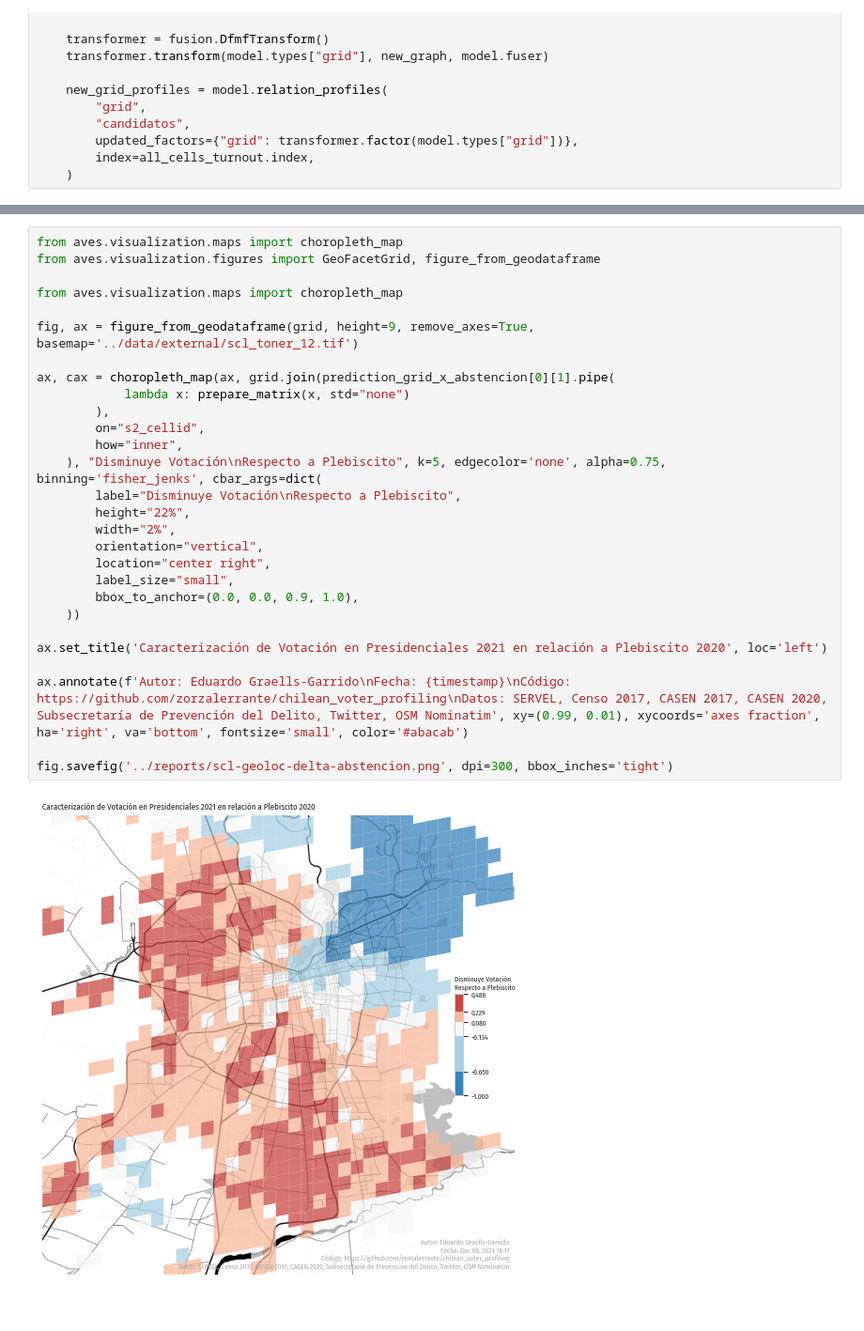
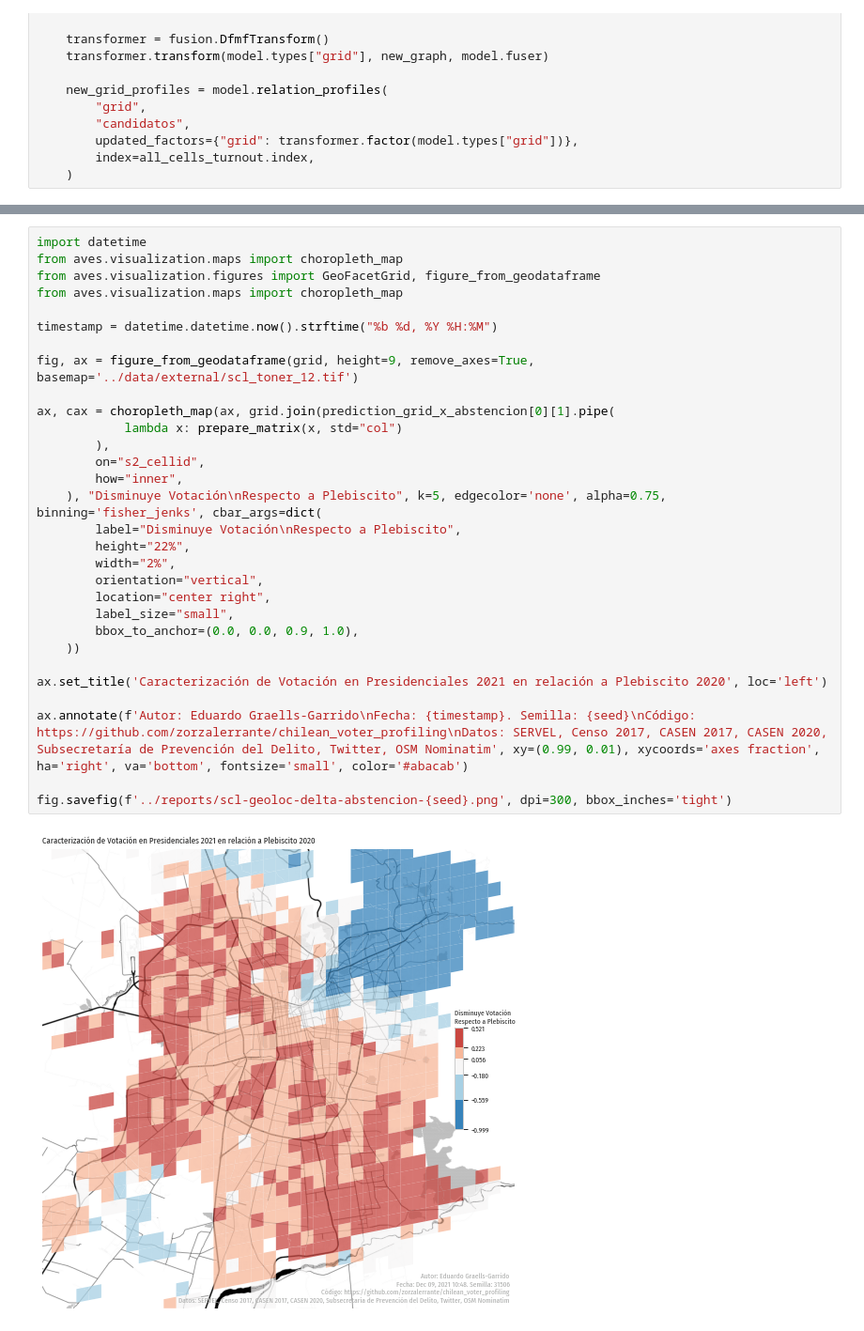
Before and after one commit to zorzalerrante/chilean_voter_profiling, a Jupyter notebook: notebooks/01-abstencion-santiago.ipynb, the cells around one changed output, grey strips where cells are left out. Shown at 94% size. Drawn from its saved outputs; the diff is of its cells as text.

Commit message:
added more variables and seed control

```diff
--- a/notebooks/01-abstencion-santiago.ipynb
+++ b/notebooks/01-abstencion-santiago.ipynb
@@ -1601,33 +1594,35 @@ timestamp
 # %%
+import datetime
 from aves.visualization.maps import choropleth_map
 from aves.visualization.figures import GeoFacetGrid, figure_from_geodataframe
+from aves.visualization.maps import choropleth_map
 
-from aves.visualization.maps import choropleth_map
+timestamp = datetime.datetime.now().strftime("%b %d, %Y %H:%M")
 
 fig, ax = figure_from_geodataframe(grid, height=9, remove_axes=True, basemap='../data/external/scl_toner_12.tif')
 
 ax, cax = choropleth_map(ax, grid.join(prediction_grid_x_abstencion[0][1].pipe(
-            lambda x: prepare_matrix(x, std="none")
+            lambda x: prepare_matrix(x, std="col")
         ),
         on="s2_cellid",
         how="inner",
     ), "Disminuye Votación\nRespecto a Plebiscito", k=5, edgecolor='none', alpha=0.75, binning='fisher_jenks', cbar_args=dict(
         label="Disminuye Votación\nRespecto a Plebiscito",
         height="22%",
         width="2%",
         orientation="vertical",
         location="center right",
         label_size="small",
         bbox_to_anchor=(0.0, 0.0, 0.9, 1.0),
     ))
 
 ax.set_title('Caracterización de Votación en Presidenciales 2021 en relación a Plebiscito 2020', loc='left')
 
-ax.annotate(f'Autor: Eduardo Graells-Garrido\nFecha: {timestamp}\nCódigo: https://github.com/zorzalerrante/chilean_voter_profiling\nDatos: SERVEL, Censo 2017, CASEN 2017, CASEN 2020, Subsecretaría de Prevención del Delito, Twitter, OSM Nominatim', xy=(0.99, 0.01), xycoords='axes fraction', ha='right', va='bottom', fontsize='small', color='#abacab')
+ax.annotate(f'Autor: Eduardo Graells-Garrido\nFecha: {timestamp}. Semilla: {seed}\nCódigo: https://github.com/zorzalerrante/chilean_voter_profiling\nDatos: SERVEL, Censo 2017, CASEN 2017, CASEN 2020, Subsecretaría de Prevención del Delito, Twitter, OSM Nominatim', xy=(0.99, 0.01), xycoords='axes fraction', ha='right', va='bottom', fontsize='small', color='#abacab')
 
-fig.savefig('../reports/scl-geoloc-delta-abstencion.png', dpi=300, bbox_inches='tight')
+fig.savefig(f'../reports/scl-geoloc-delta-abstencion-{seed}.png', dpi=300, bbox_inches='tight')
 # %% [output]
-[figure, old version]
+[figure, new version]
 # %%
 grid.join(
     prediction_grid_x_abstencion[0][1].pipe(lambda x: prepare_matrix(x, std="none")),
```
Also changed, not shown: parts of 9 cells of this notebook, 1 other file.
